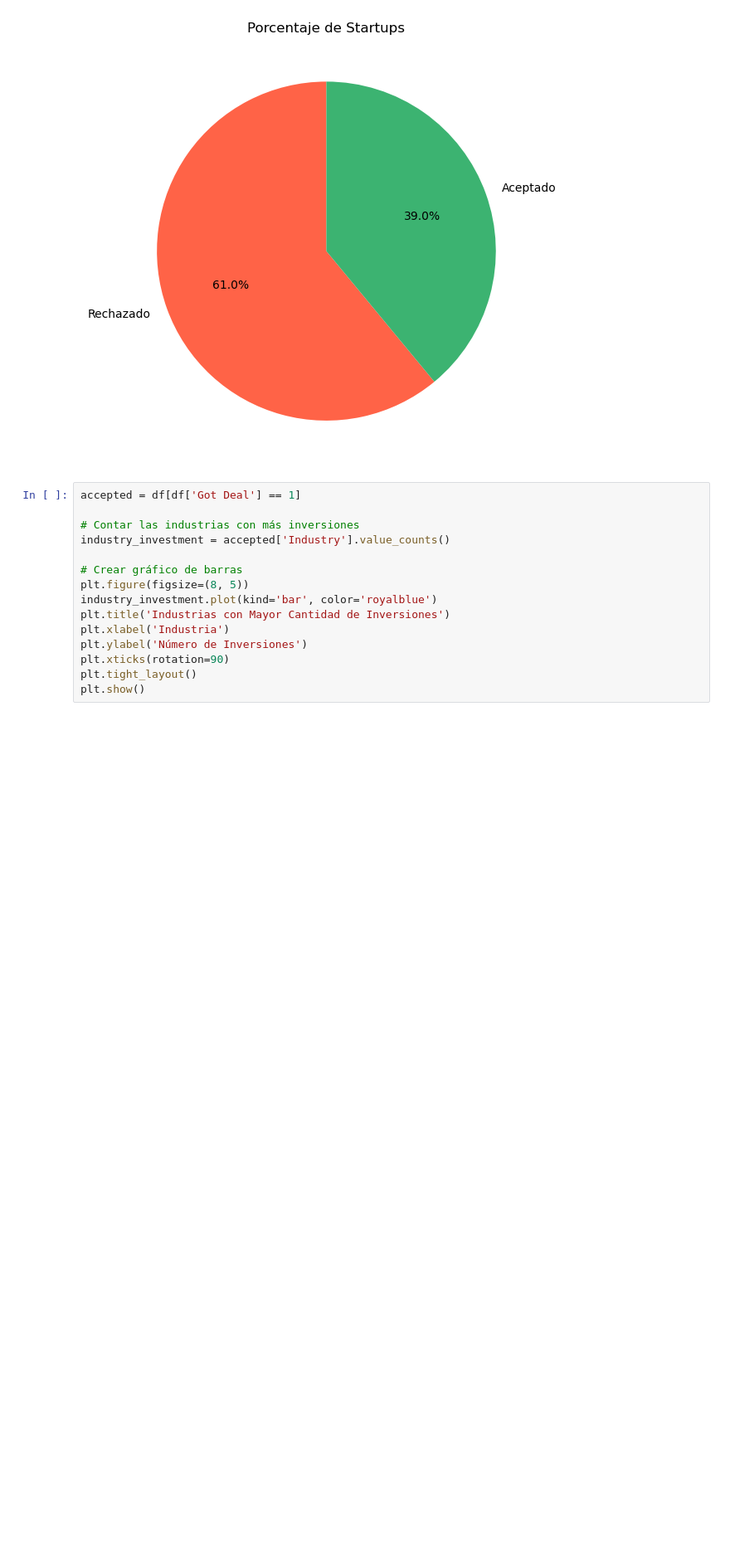
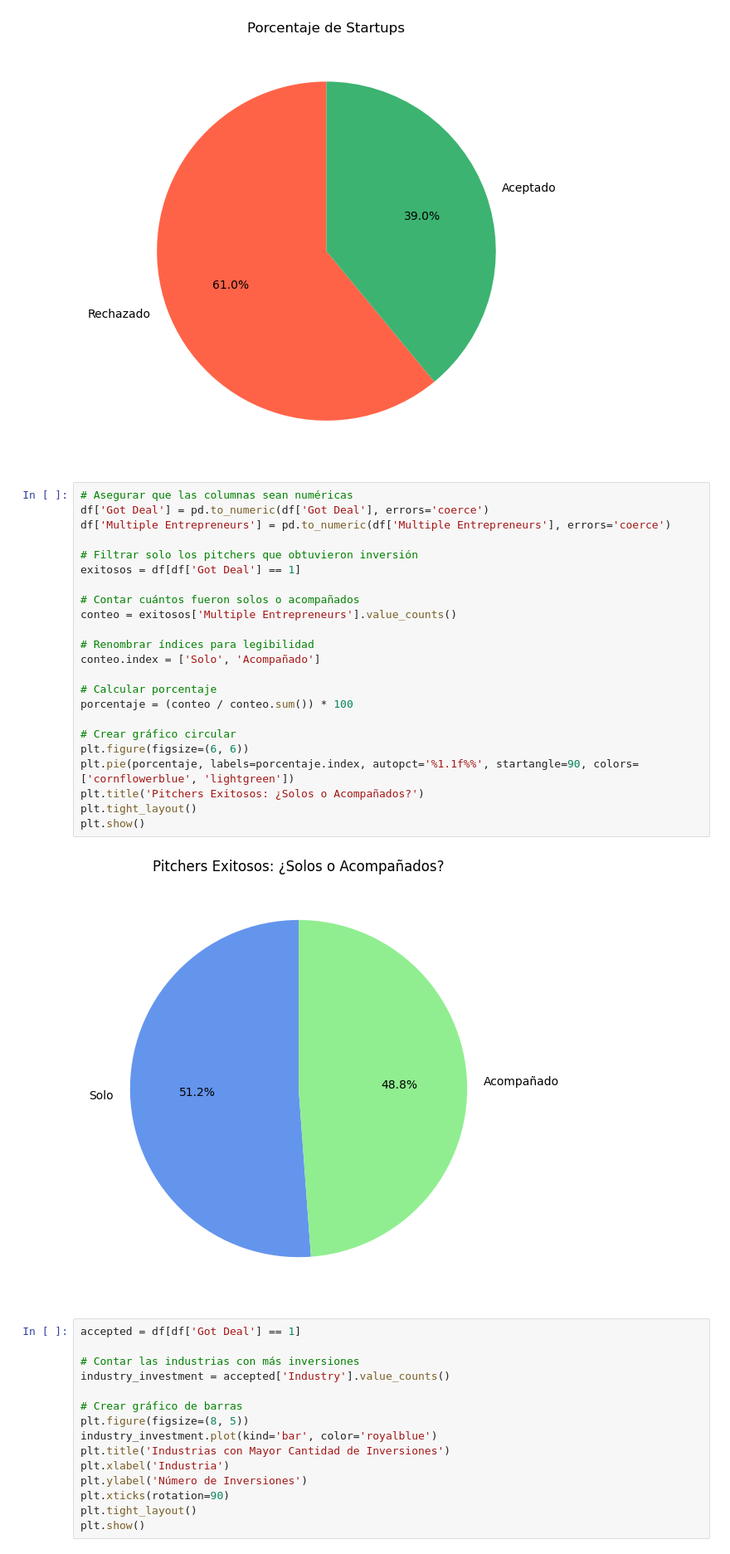
Before and after one commit to EluisEscar/BI, a Jupyter notebook: EDA-ST.ipynb, the cells around one changed output. Shown: that part at 83% size. Cells and saved outputs as stored; diff of their text form; blank space fills up the shorter version.

```diff
--- a/EDA-ST.ipynb
+++ b/EDA-ST.ipynb
@@ -57,6 +57,31 @@ plt.tight_layout()
 plt.show()
 # %% [output]
 [figure]
+# %%
+# Asegurar que las columnas sean numéricas
+df['Got Deal'] = pd.to_numeric(df['Got Deal'], errors='coerce')
+df['Multiple Entrepreneurs'] = pd.to_numeric(df['Multiple Entrepreneurs'], errors='coerce')
+
+# Filtrar solo los pitchers que obtuvieron inversión
+exitosos = df[df['Got Deal'] == 1]
+
+# Contar cuántos fueron solos o acompañados
+conteo = exitosos['Multiple Entrepreneurs'].value_counts()
+
+# Renombrar índices para legibilidad
+conteo.index = ['Solo', 'Acompañado']
+
+# Calcular porcentaje
+porcentaje = (conteo / conteo.sum()) * 100
+
+# Crear gráfico circular
+plt.figure(figsize=(6, 6))
+plt.pie(porcentaje, labels=porcentaje.index, autopct='%1.1f%%', startangle=90, colors=['cornflowerblue', 'lightgreen'])
+plt.title('Pitchers Exitosos: ¿Solos o Acompañados?')
+plt.tight_layout()
+plt.show()
+# %% [output]
+[figure, added]
 # %%
 accepted = df[df['Got Deal'] == 1]
 
```
